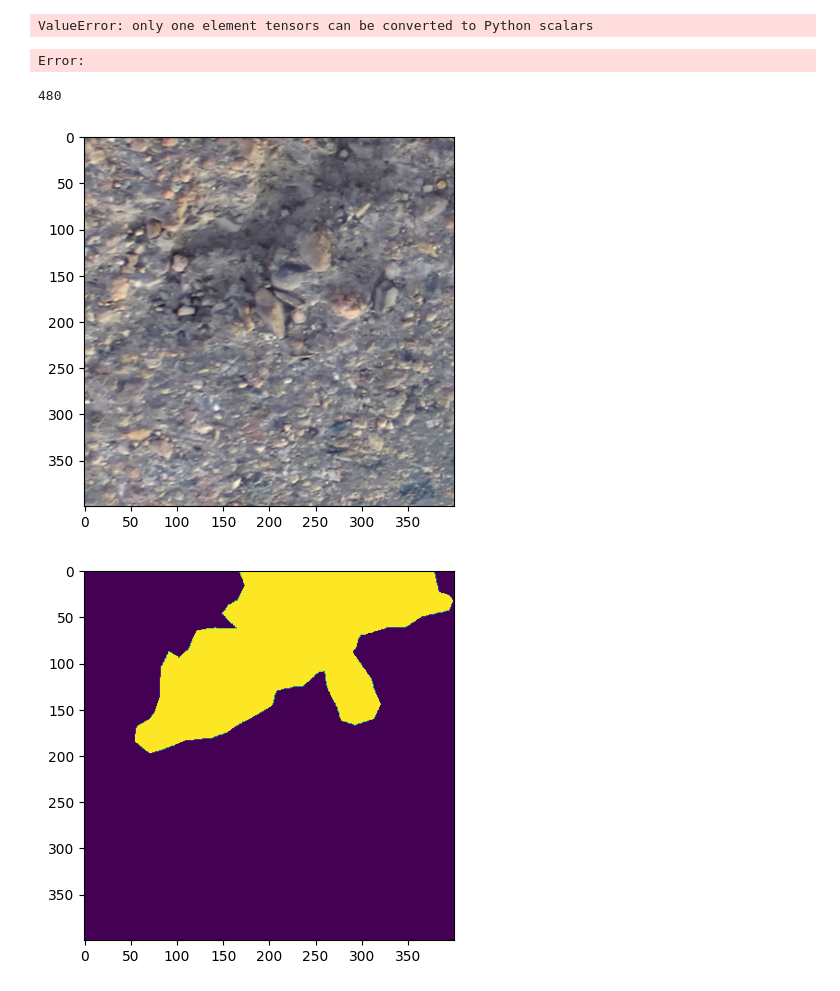
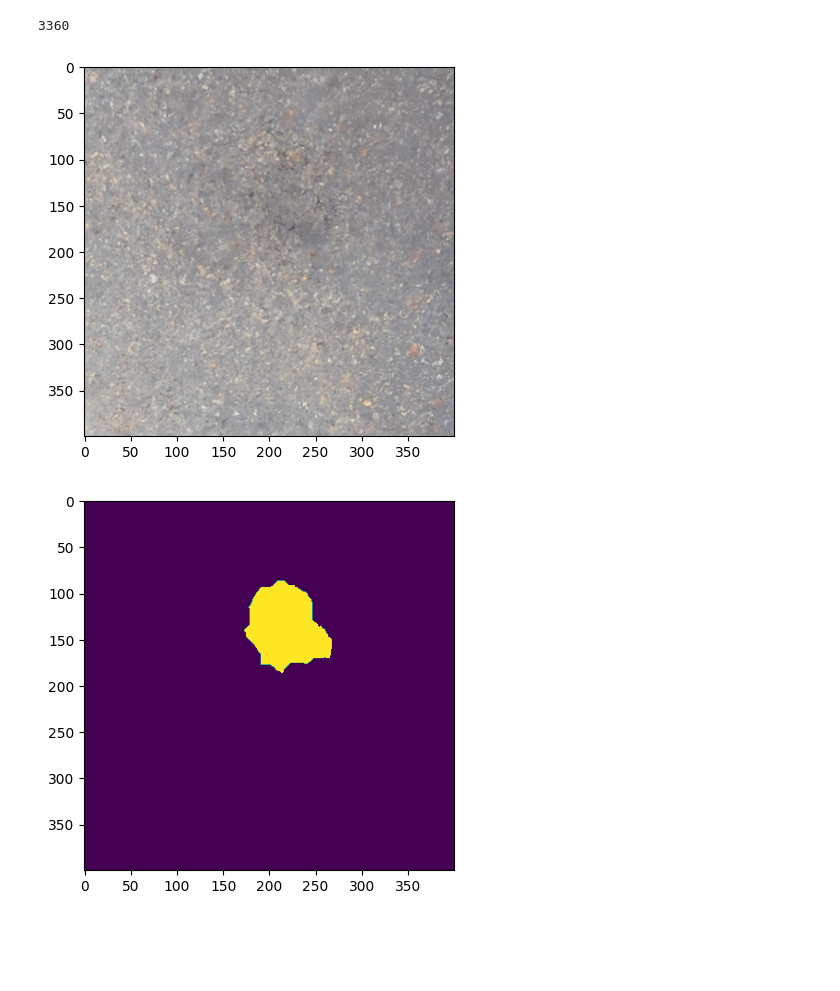
Before and after one commit to aymane-eljerari/pothole-segmentation, a Jupyter notebook: notebooks/test.ipynb, the cells around one changed output. Cells and saved outputs as stored; diff of their text form; code cells hidden in the pictures; blank space fills up the shorter version.

Commit message:
add dataset augmentation

```diff
--- a/notebooks/test.ipynb
+++ b/notebooks/test.ipynb
@@ -1,51 +5,48 @@
 # %%
-import sys
-sys.path.insert(0, '/Users/aymane/School/Senior Design/pothole-localization/src/data')
-sys.path.insert(1, '/Users/aymane/School/Senior Design/pothole-localization/src/helper')
-
 #TODO add all modules to path using a function
 import torch
 import torch.utils.data
 import numpy as np
-import pytorch_lightning as pl
+# import pytorch_lightning as pl
 from torch.utils.data import DataLoader
 from dataset import SegDataset
-from transformers import SegformerFeatureExtractor, SegformerForSemanticSegmentation
 
-# feature_extractor = SegformerFeatureExtractor.from_pretrained("nvidia/segformer-b0-finetuned-ade-512-512", size=(400, 400), do_normalize=False)
-dataset = SegDataset(path='/Users/aymane/School/Senior Design/pothole-localization/data/segmentation/raw')
+dataset = SegDataset(raw_path='/home/aymane/School/pothole-localization/data/segmentation/raw')
 
-train, test, valid = torch.utils.data.random_split(dataset, [0.8, 0.1, 0.1])
+split = [int(len(dataset) * i) for i in [0.8, 0.1, 0.1]]
+
+train, test, valid = torch.utils.data.random_split(dataset, split)
 
 train_data  = DataLoader(dataset=train, batch_size=1, shuffle=True, num_workers=8)
-test_data   = DataLoader(dataset=test, batch_size=1, shuffle=False, num_workers=8)
-valid_data  = DataLoader(dataset=valid, batch_size=1, shuffle=False, num_workers=8)
+# test_data   = DataLoader(dataset=test, batch_size=1, shuffle=False, num_workers=8)
+# valid_data  = DataLoader(dataset=valid, batch_size=1, shuffle=False, num_workers=8)
+
+# del train, test, valid
-# %% [output]
-ValueError: only one element tensors can be converted to Python scalars
-Error:
 # %%
 len(train_data)
 # %% [output]
-480
+3360
 # %%
 # import required libraries
 import torch
 from torchvision import transforms
 from PIL import Image
 import matplotlib.pyplot as plt
 from display_image import display_image as di
 
 
 # define a torch tensor
-i = 120
+i = 1245
+
+
 tensor1 = train[i][0]
 tensor2 = train[i][1]
 
 di(tensor1)
 di(tensor2)
 # %% [output]
-[figure, old version]
+[figure, new version]
-[figure, old version]
+[figure, new version]
 # %%
 from segtune import SegformerFinetuner
 
```
Also changed, not shown: parts of 5 cells of this notebook, 2 other files.
